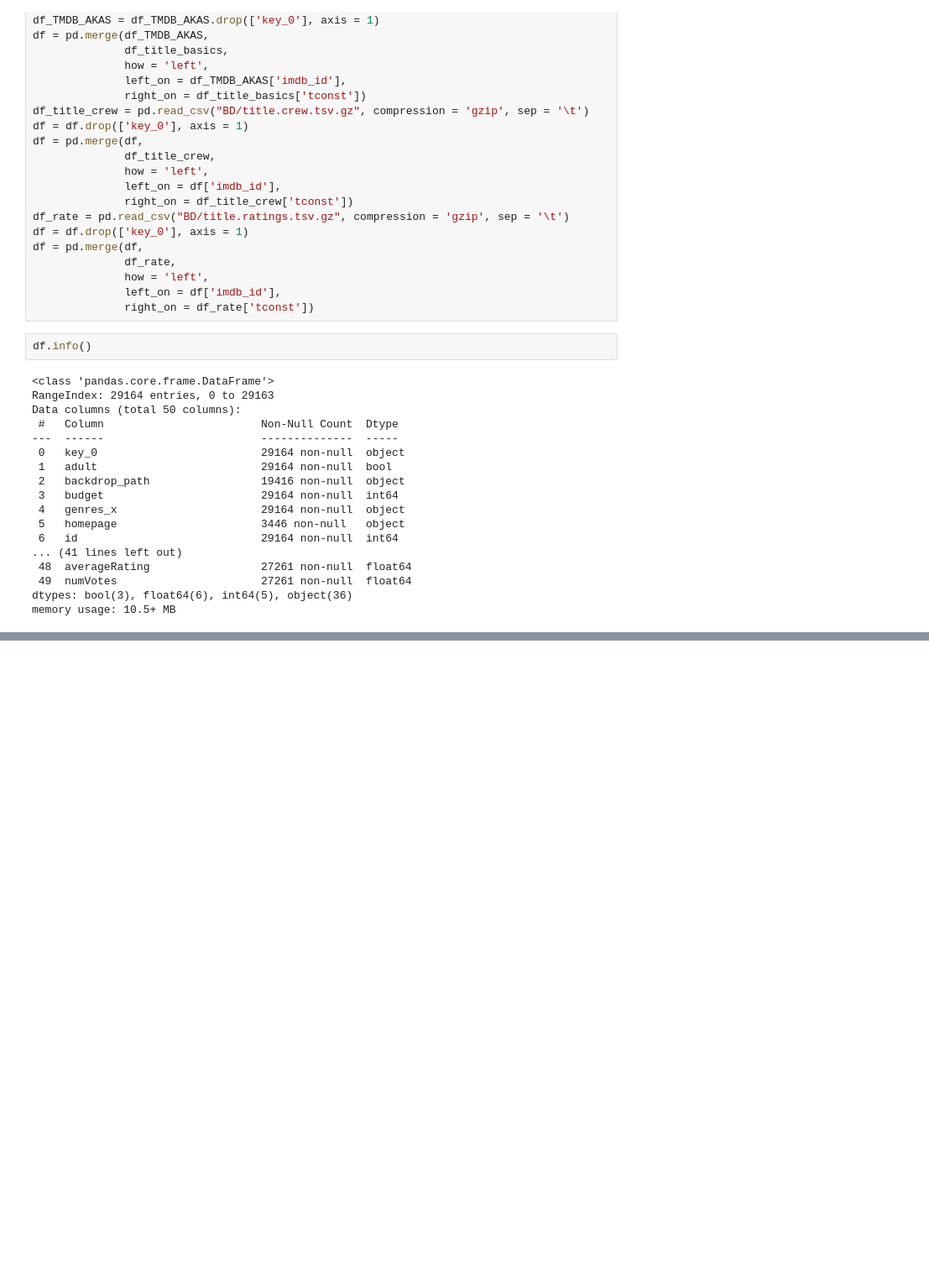
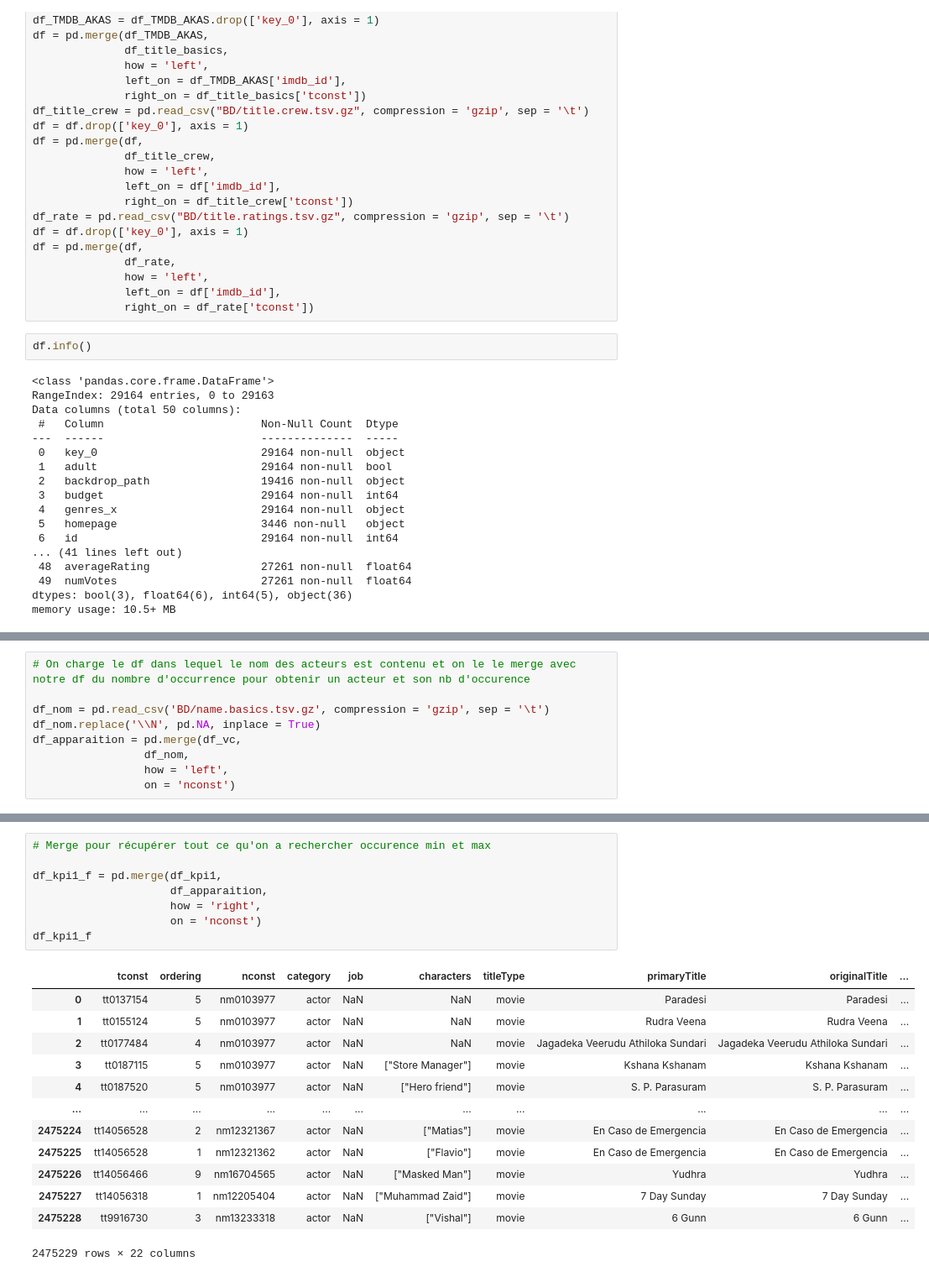
Before and after one commit to KilianCadiou/The-Rock-mendation, a Jupyter notebook: Actions.ipynb, the cells around one changed output, grey strips where cells are left out. Shown at 84% size. Saved outputs shown, nothing was run; the diff lists cells and outputs as text; blank space fills up the shorter version.

```diff
--- a/Actions.ipynb
+++ b/Actions.ipynb
@@ -186,0 +179,9 @@ Name: startYear, Length: 782738, dtype: object
+# %%
+# On charge le df dans lequel le nom des acteurs est contenu et on le le merge avec notre df du nombre d'occurrence pour obtenir un acteur et son nb d'occurence
+
+df_nom = pd.read_csv('BD/name.basics.tsv.gz', compression = 'gzip', sep = '\t')
+df_nom.replace('\\N', pd.NA, inplace = True)
+df_apparaition = pd.merge(df_vc,
+                 df_nom,
+                 how = 'left',
+                 on = 'nconst')
@@ -186,0 +255,22 @@ Name: startYear, Length: 782738, dtype: object
+# %%
+# Merge pour récupérer tout ce qu'on a rechercher occurence min et max
+
+df_kpi1_f = pd.merge(df_kpi1,
+                     df_apparaition,
+                     how = 'right',
+                     on = 'nconst')
+df_kpi1_f
+# %% [output]
+|  | tconst | ordering | nconst | category | job | characters | titleType | primaryTitle | originalTitle | ... |
+| 0 | tt0137154 | 5 | nm0103977 | actor | NaN | NaN | movie | Paradesi | Paradesi | ... |
+| 1 | tt0155124 | 5 | nm0103977 | actor | NaN | NaN | movie | Rudra Veena | Rudra Veena | ... |
+| 2 | tt0177484 | 4 | nm0103977 | actor | NaN | NaN | movie | Jagadeka Veerudu Athiloka Sundari | Jagadeka Veerudu Athiloka Sundari | ... |
+| 3 | tt0187115 | 5 | nm0103977 | actor | NaN | ["Store Manager"] | movie | Kshana Kshanam | Kshana Kshanam | ... |
+| 4 | tt0187520 | 5 | nm0103977 | actor | NaN | ["Hero friend"] | movie | S. P. Parasuram | S. P. Parasuram | ... |
+| ... | ... | ... | ... | ... | ... | ... | ... | ... | ... | ... |
+| 2475224 | tt14056528 | 2 | nm12321367 | actor | NaN | ["Matias"] | movie | En Caso de Emergencia | En Caso de Emergencia | ... |
+| 2475225 | tt14056528 | 1 | nm12321362 | actor | NaN | ["Flavio"] | movie | En Caso de Emergencia | En Caso de Emergencia | ... |
+| 2475226 | tt14056466 | 9 | nm16704565 | actor | NaN | ["Masked Man"] | movie | Yudhra | Yudhra | ... |
+| 2475227 | tt14056318 | 1 | nm12205404 | actor | NaN | ["Muhammad Zaid"] | movie | 7 Day Sunday | 7 Day Sunday | ... |
+| 2475228 | tt9916730 | 3 | nm13233318 | actor | NaN | ["Vishal"] | movie | 6 Gunn | 6 Gunn | ... |
+2475229 rows × 22 columns
```
Also changed, not shown: parts of 15 cells of this notebook, 2 other files.
